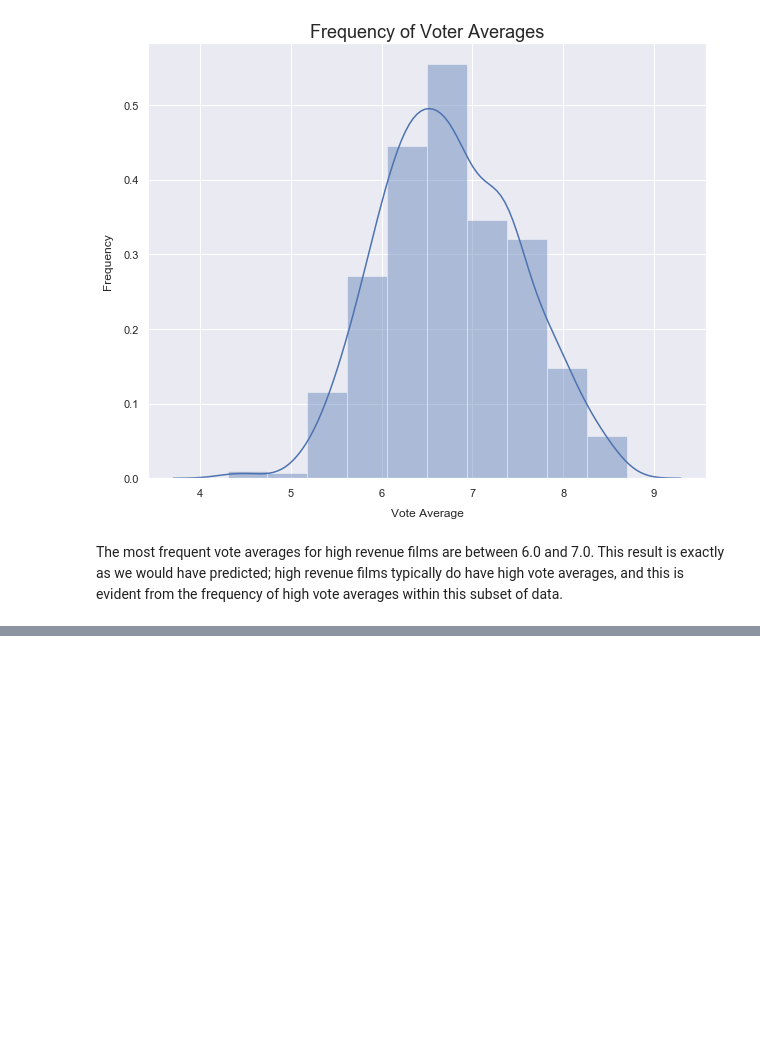
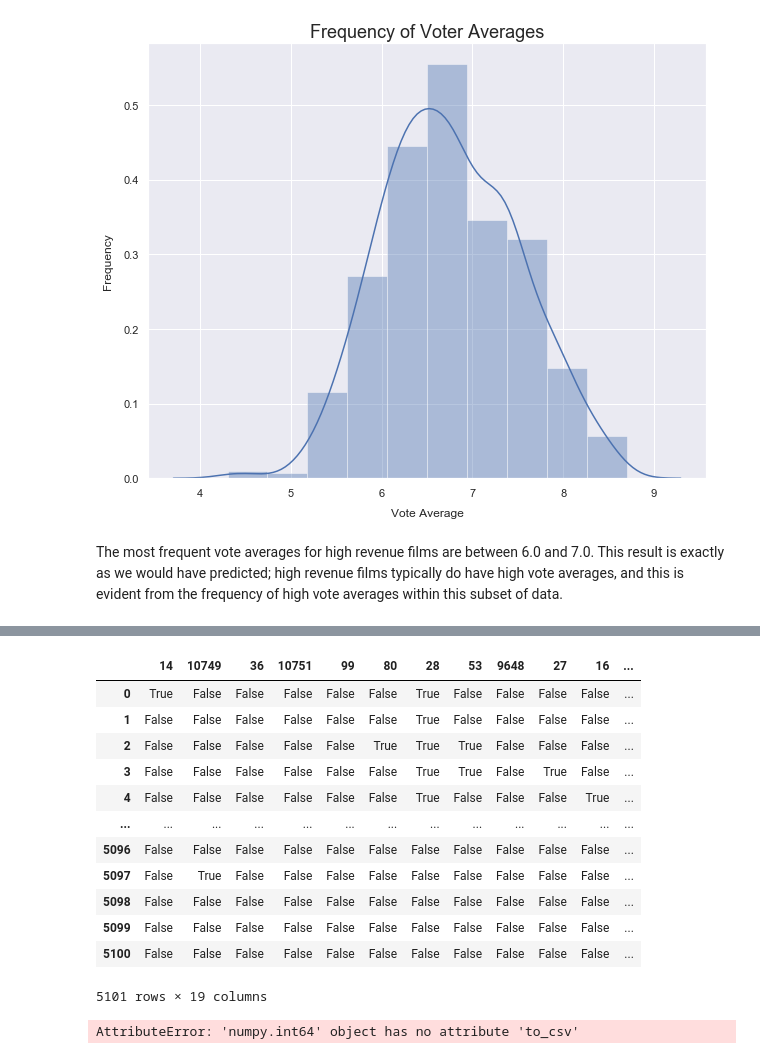
Before and after one commit to adinas94/Phase-1-Microsoft-Movies, a Jupyter notebook: Data Cleaning Notebook for project WIP.ipynb, the cells around one changed output, grey strips where cells are left out. Drawn from its saved outputs; the diff is of its cells as text; code cells hidden in the pictures; blank space fills up the shorter version.

```diff
--- a/Data Cleaning Notebook for project.ipynb
+++ b/Data Cleaning Notebook for project WIP.ipynb
@@ -547,0 +573,7 @@ The most frequent vote averages for high revenue films are between 6.0 and 7.0.
+# %%
+#Create a set for each unique genre in set
+new_set=set(newlist)
+# %%
+#Create the columns with each genre and check genre for each movie
+for y in new_set:
+    df[y]=df['genre_ids'].map(lambda x : y in x)
@@ -547,0 +615,6 @@ The most frequent vote averages for high revenue films are between 6.0 and 7.0.
+# %%
+#Drop unnecessary columns
+df.drop(columns='Unnamed: 0', inplace=True)
+# %%
+# Create DataFrame that only includes the names of genres
+df1=df.drop(columns=['popularity', 'genre_ids', 'revenue'])
@@ -547,0 +641,16 @@ The most frequent vote averages for high revenue films are between 6.0 and 7.0.
+# %%
+df1
+# %% [output]
+|  | 14 | 10749 | 36 | 10751 | 99 | 80 | 28 | 53 | 9648 | 27 | 16 | ... |
+| 0 | True | False | False | False | False | False | True | False | False | False | False | ... |
+| 1 | False | False | False | False | False | False | True | False | False | False | False | ... |
+| 2 | False | False | False | False | False | True | True | True | False | False | False | ... |
+| 3 | False | False | False | False | False | False | True | True | False | True | False | ... |
+| 4 | False | False | False | False | False | False | True | False | False | False | True | ... |
+| ... | ... | ... | ... | ... | ... | ... | ... | ... | ... | ... | ... | ... |
+| 5096 | False | False | False | False | False | False | False | False | False | False | False | ... |
+| 5097 | False | True | False | False | False | False | False | False | False | False | False | ... |
+| 5098 | False | False | False | False | False | False | False | False | False | False | False | ... |
+| 5099 | False | False | False | False | False | False | False | False | False | False | False | ... |
+| 5100 | False | False | False | False | False | False | False | False | False | False | False | ... |
+5101 rows × 19 columns
@@ -547,0 +663,4 @@ The most frequent vote averages for high revenue films are between 6.0 and 7.0.
+# %%
+df2.to_csv('name')
+# %% [output]
+AttributeError: 'numpy.int64' object has no attribute 'to_csv'
```
Also changed, not shown: parts of 17 cells of this notebook, 2 other files.
